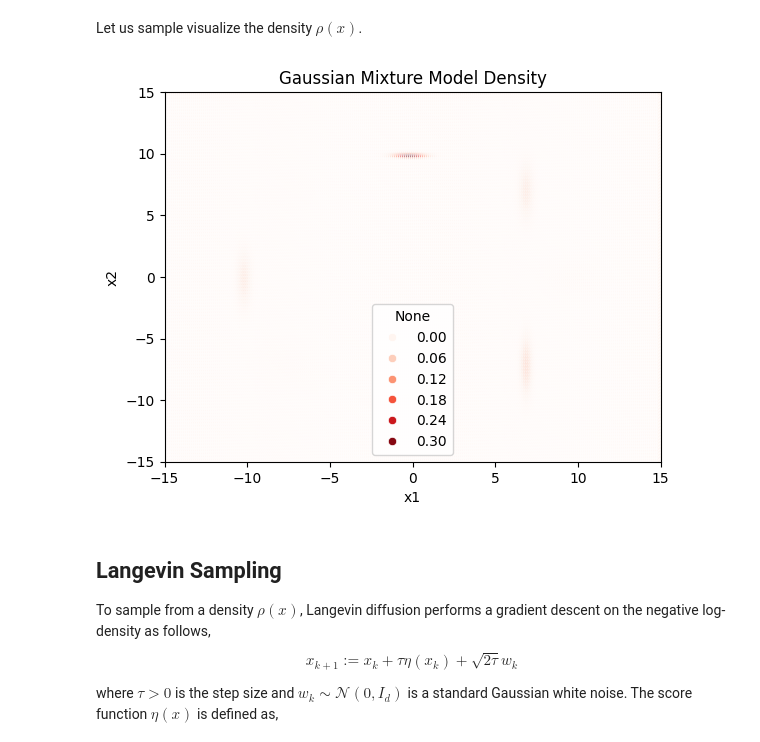
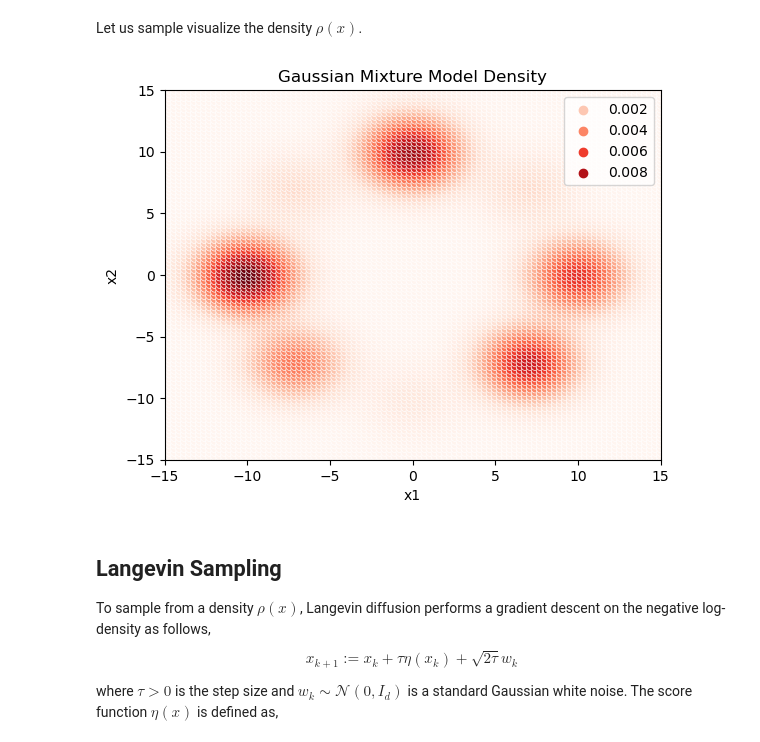
Before and after one commit to sachit3022/ImageGen, a Jupyter notebook: diffusion.ipynb, the cells around one changed output. Cells and saved outputs as stored; diff of their text form; code cells hidden in the pictures.

```diff
--- a/diffusion.ipynb
+++ b/diffusion.ipynb
@@ -37,7 +38,7 @@ class GaussianMixture:
         return torch.log(value/(1-value))
 
     def sample(self, n):
-        samples = torch.zeros((n, self.dim))
+        samples = torch.zeros((n, self.dim), dtype=torch.float32)
         for i in range(n):
             # sample uniform
             r = torch.rand(1).item()
@@ -56,6 +57,7 @@ class GaussianMixture:
             lambda_ = lambda_.real
             gamma_ = gamma_.real
 
+
             dimensions = len(lambda_)
             # sampling from normal distribution
             y_s = torch.rand((dimensions * 1, 3))
@@ -76,18 +78,18 @@ plot_density_from_samples(samples, filepath='plots/1-samples.png', show=True, sa
 You will now implement the density function $\rho(x)$.
 # %%
 # density function for a single gaussian distribution given its parameters
+import math
 def get_gaussian_likelihood(x, mu, sigma, dim=2):
     # ------------
     # FILL THIS IN - START
     # ------------
 
-
+    return torch.exp(-0.5*(((x-mu)/sigma)**2).sum(dim=-1))/(2*math.pi*torch.prod(sigma))
 
     # ------------
     # FILL THIS IN - END
-    # ------------
-    covar  = sigma**2
-    return (-((x - mu )**2 / 2/ covar).sum(dim=-1)).exp()/((2*np.pi)**(mu.shape[-1])* torch.prod(covar,dim=-1))**(0.5)
+    # -----------
+
 
 # density function for the mixture of gaussians
 def rho0(samples, alphas, mus, sigmas):
@@ -99,16 +101,16 @@ def rho0(samples, alphas, mus, sigmas):
 Let us sample visualize the density $\rho(x)$.
 # %%
 # create a 2D grid of points
-x = torch.linspace(-15, 15, 250)
-y = torch.linspace(-15, 15, 250)
+x = torch.linspace(-15, 15, 100)
+y = torch.linspace(-15, 15, 100)
 grid_x, grid_y = torch.meshgrid(x, y, indexing='ij')
 grid_samples = torch.stack([grid_x, grid_y], dim=-1).view(-1, 2)
 
 # plot the density
 rho = rho0(grid_samples, gmm.alphas, gmm.mus, gmm.sigmas)
 plot_density(grid_samples, rho, filepath='plots/2-density.png')
 # %% [output]
-[figure, old version]
+[figure, new version]
 # %% [markdown]
 ## Langevin Sampling
 
```
Also changed, not shown: parts of 23 cells of this notebook.
